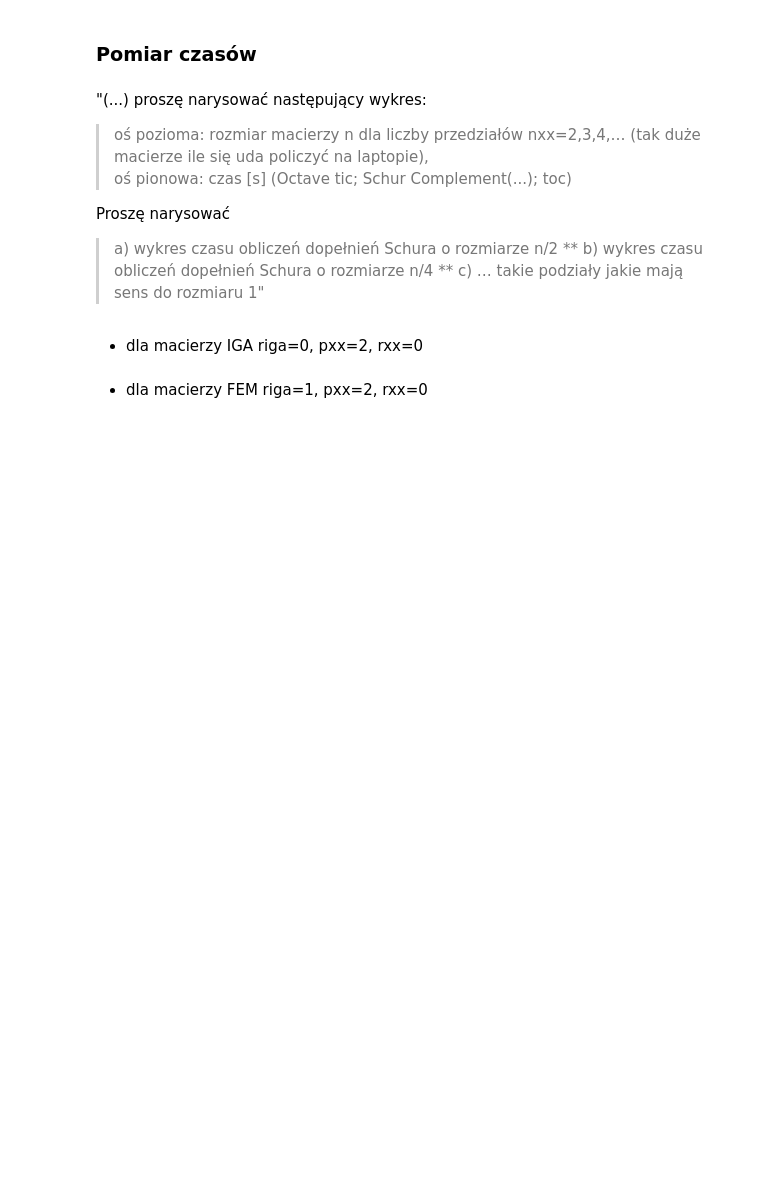
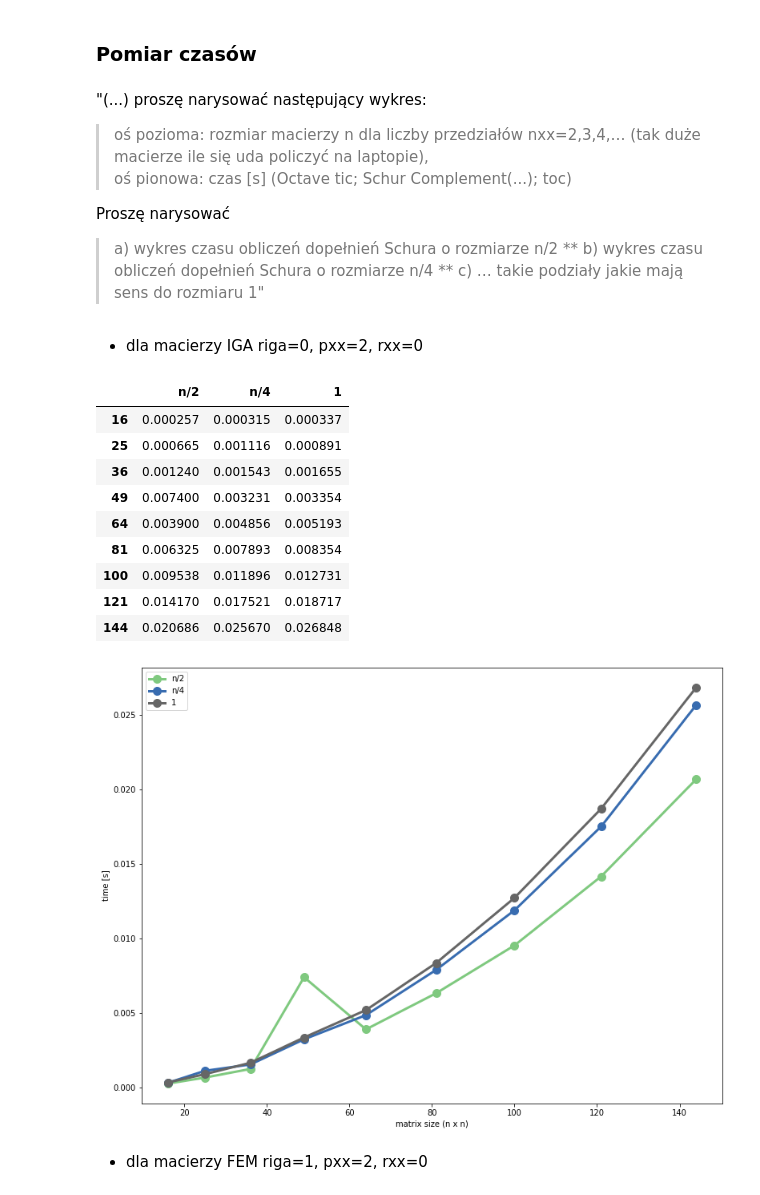
Before and after one commit to mhawryluk/matrix-algorithms, a Jupyter notebook: lab2/lab2.ipynb, the cells around one changed output. Saved outputs shown, nothing was run; the diff lists cells and outputs as text; code cells hidden in the pictures; blank space fills up the shorter version.

Commit message:
Add time tests and plots

```diff
--- a/lab2/lab2.ipynb
+++ b/lab2/lab2.ipynb
@@ -63,3 +66,12 @@ array([[0.11111111, 0.05555556, 0.        , 0.        , 0.05555556,
+# %%
+fem_matrices  = []
+riga_matrices = []
+
+for file in os.listdir('matrices'):
+    if file.startswith('riga'):
+        riga_matrices.append(read_matrix('matrices/' + file))
+    if file.startswith('fem'):
+        fem_matrices.append(read_matrix('matrices/' + file))
 # %% [markdown]
 ## Faktoryzacja Cholesky'ego i dopełnienie Schura
 # %% [markdown]
@@ -138,9 +150,53 @@ Proszę narysować
  ** b) wykres czasu obliczeń dopełnień Schura o rozmiarze n/4
  ** c) … takie podziały jakie mają sens do rozmiaru 1"
 # %%
-def compare_times(A):
-    pass
+def compare_times(matrices):
+    times = {}
+
+    for matrix in matrices:
+        n = matrix.shape[0]
+        times[n] = {}
+
+        start = time()
+        schur_complement2(matrix, n//2)
+        times[n]['n/2'] = time() - start
+
+        start = time()
+        schur_complement2(matrix, n//4)
+        times[n]['n/4'] = time() - start
+
+        start = time()
+        schur_complement2(matrix, 1)
+        times[n]['1'] = time() - start
+
+    df = pd.DataFrame(times).T.sort_index()
+    df.plot(
+        figsize=(13, 10),
+        xlabel='matrix size (n x n)',
+        ylabel='time [s]',
+        colormap='Accent',
+        linewidth=3,
+        markersize=10,
+        marker='o'
+    )
+
+
+    return df
 # %% [markdown]
 * dla macierzy IGA riga=0, pxx=2, rxx=0
+# %%
+compare_times(riga_matrices)
+# %% [output]
+|  | n/2 | n/4 | 1 |
+| 16 | 0.000257 | 0.000315 | 0.000337 |
+| 25 | 0.000665 | 0.001116 | 0.000891 |
+| 36 | 0.001240 | 0.001543 | 0.001655 |
+| 49 | 0.007400 | 0.003231 | 0.003354 |
+| 64 | 0.003900 | 0.004856 | 0.005193 |
+| 81 | 0.006325 | 0.007893 | 0.008354 |
+| 100 | 0.009538 | 0.011896 | 0.012731 |
+| 121 | 0.014170 | 0.017521 | 0.018717 |
+| 144 | 0.020686 | 0.025670 | 0.026848 |
+[figure, added]
 # %% [markdown]
 * dla macierzy FEM riga=1, pxx=2, rxx=0
```
Also changed, not shown: parts of 4 cells of this notebook, 8 other files.
